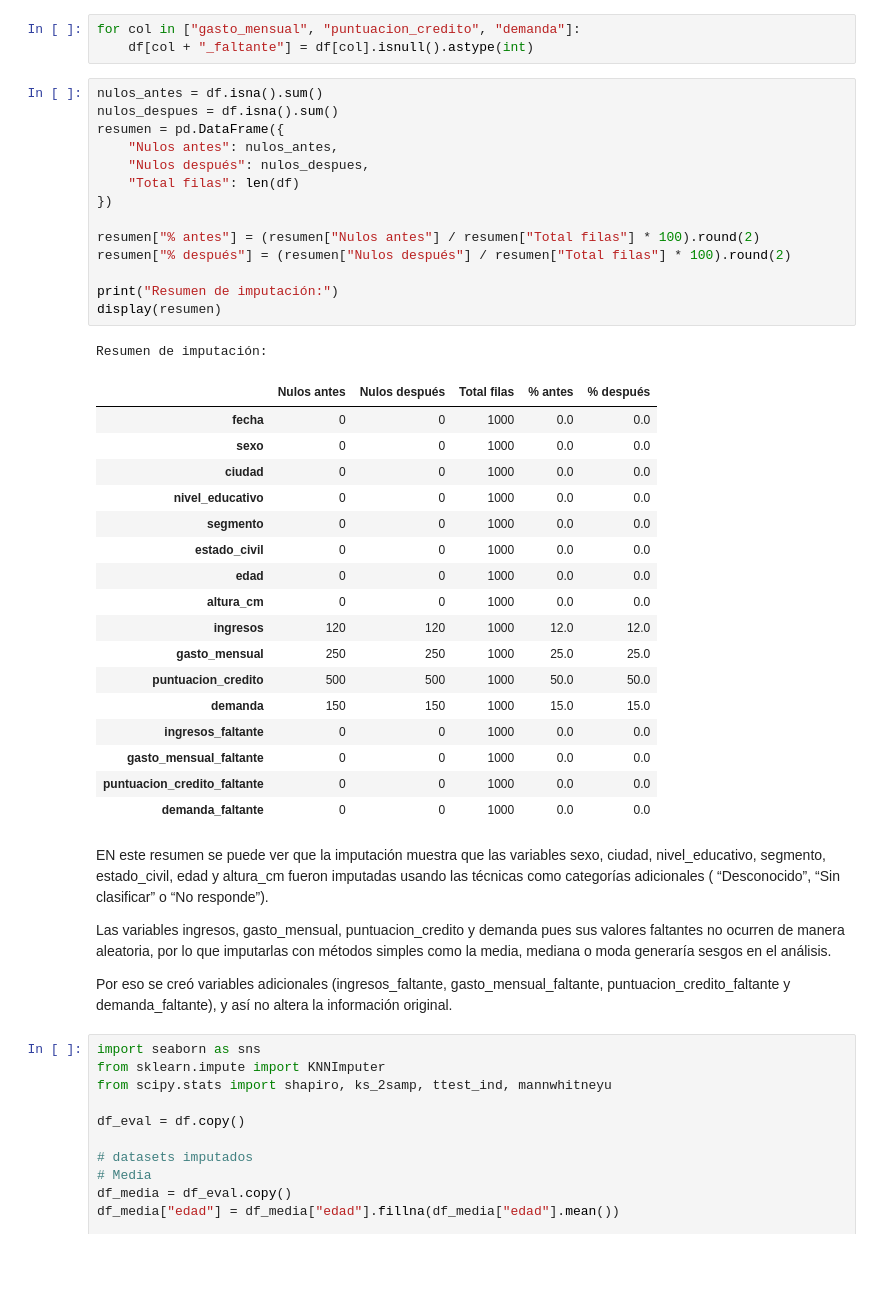
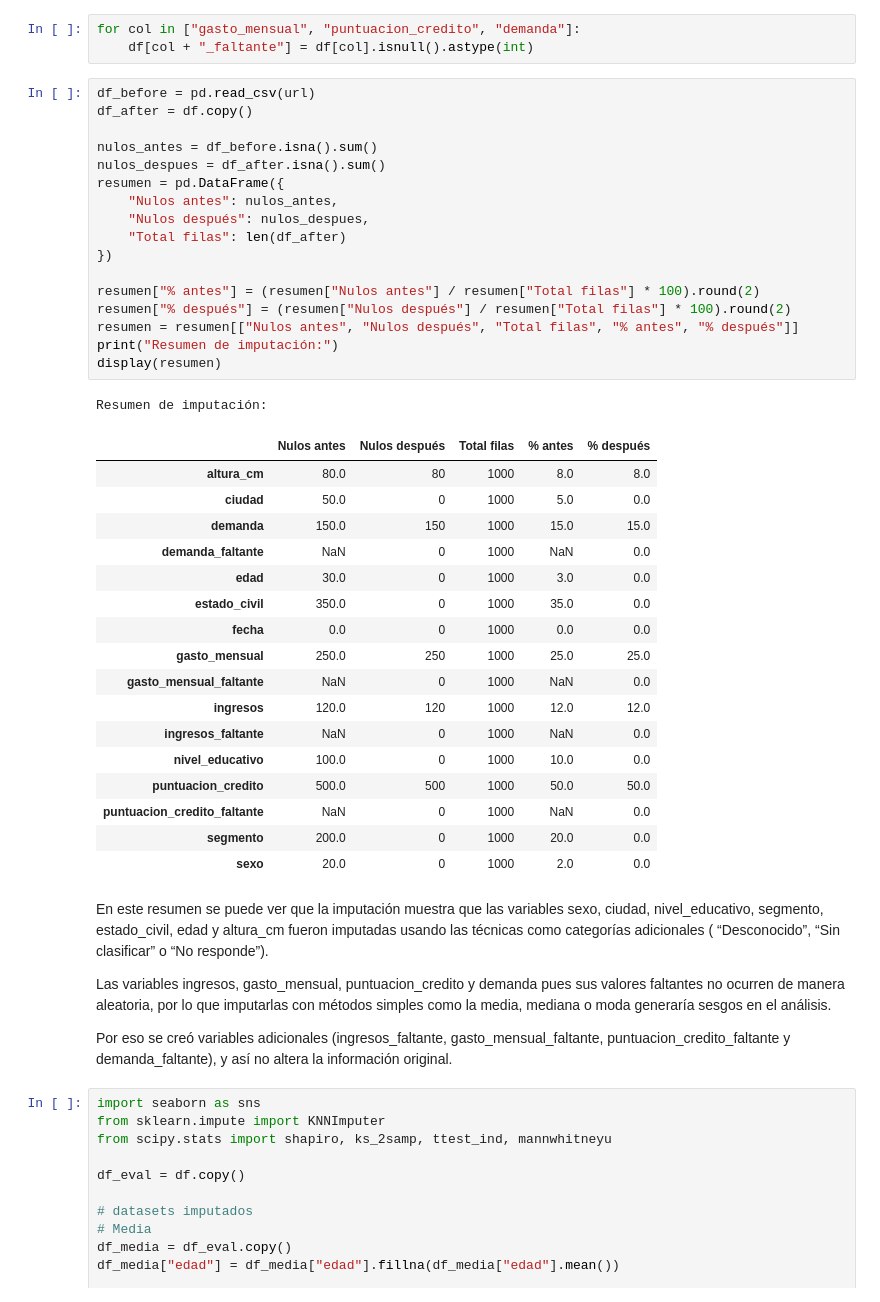
Before and after one commit to MariaClara091/jbook_vs, a Jupyter notebook: _sources/Tallerinput.ipynb, the cells around one changed output. Drawn from its saved outputs; the diff is of its cells as text; blank space fills up the shorter version.

```diff
--- a/_sources/Tallerinput.ipynb
+++ b/_sources/Tallerinput.ipynb
@@ -244,40 +244,43 @@ Con MNAR
 for col in ["gasto_mensual", "puntuacion_credito", "demanda"]:
     df[col + "_faltante"] = df[col].isnull().astype(int)
 # %%
-nulos_antes = df.isna().sum()
-nulos_despues = df.isna().sum()
+df_before = pd.read_csv(url)
+df_after = df.copy()
+
+nulos_antes = df_before.isna().sum()
+nulos_despues = df_after.isna().sum()
 resumen = pd.DataFrame({
     "Nulos antes": nulos_antes,
     "Nulos después": nulos_despues,
-    "Total filas": len(df)
+    "Total filas": len(df_after)
 })
 
 resumen["% antes"] = (resumen["Nulos antes"] / resumen["Total filas"] * 100).round(2)
 resumen["% después"] = (resumen["Nulos después"] / resumen["Total filas"] * 100).round(2)
-
+resumen = resumen[["Nulos antes", "Nulos después", "Total filas", "% antes", "% después"]]
 print("Resumen de imputación:")
 display(resumen)
 # %% [output]
 Resumen de imputación:
 |  | Nulos antes | Nulos después | Total filas | % antes | % después |
-| fecha | 0 | 0 | 1000 | 0.0 | 0.0 |
-| sexo | 0 | 0 | 1000 | 0.0 | 0.0 |
-| ciudad | 0 | 0 | 1000 | 0.0 | 0.0 |
-| nivel_educativo | 0 | 0 | 1000 | 0.0 | 0.0 |
-| segmento | 0 | 0 | 1000 | 0.0 | 0.0 |
-| estado_civil | 0 | 0 | 1000 | 0.0 | 0.0 |
-| edad | 0 | 0 | 1000 | 0.0 | 0.0 |
-| altura_cm | 0 | 0 | 1000 | 0.0 | 0.0 |
-| ingresos | 120 | 120 | 1000 | 12.0 | 12.0 |
-| gasto_mensual | 250 | 250 | 1000 | 25.0 | 25.0 |
-| puntuacion_credito | 500 | 500 | 1000 | 50.0 | 50.0 |
-| demanda | 150 | 150 | 1000 | 15.0 | 15.0 |
-| ingresos_faltante | 0 | 0 | 1000 | 0.0 | 0.0 |
-| gasto_mensual_faltante | 0 | 0 | 1000 | 0.0 | 0.0 |
-| puntuacion_credito_faltante | 0 | 0 | 1000 | 0.0 | 0.0 |
-| demanda_faltante | 0 | 0 | 1000 | 0.0 | 0.0 |
+| altura_cm | 80.0 | 80 | 1000 | 8.0 | 8.0 |
+| ciudad | 50.0 | 0 | 1000 | 5.0 | 0.0 |
+| demanda | 150.0 | 150 | 1000 | 15.0 | 15.0 |
+| demanda_faltante | NaN | 0 | 1000 | NaN | 0.0 |
+| edad | 30.0 | 0 | 1000 | 3.0 | 0.0 |
+| estado_civil | 350.0 | 0 | 1000 | 35.0 | 0.0 |
+| fecha | 0.0 | 0 | 1000 | 0.0 | 0.0 |
+| gasto_mensual | 250.0 | 250 | 1000 | 25.0 | 25.0 |
+| gasto_mensual_faltante | NaN | 0 | 1000 | NaN | 0.0 |
+| ingresos | 120.0 | 120 | 1000 | 12.0 | 12.0 |
+| ingresos_faltante | NaN | 0 | 1000 | NaN | 0.0 |
+| nivel_educativo | 100.0 | 0 | 1000 | 10.0 | 0.0 |
+| puntuacion_credito | 500.0 | 500 | 1000 | 50.0 | 50.0 |
+| puntuacion_credito_faltante | NaN | 0 | 1000 | NaN | 0.0 |
+| segmento | 200.0 | 0 | 1000 | 20.0 | 0.0 |
+| sexo | 20.0 | 0 | 1000 | 2.0 | 0.0 |
 # %% [markdown]
-EN este resumen se puede ver que la imputación muestra que las variables sexo, ciudad, nivel_educativo, segmento, estado_civil, edad y altura_cm fueron imputadas usando las técnicas como categorías adicionales ( “Desconocido”, “Sin clasificar” o “No responde”).
+En este resumen se puede ver que la imputación muestra que las variables sexo, ciudad, nivel_educativo, segmento, estado_civil, edad y altura_cm fueron imputadas usando las técnicas como categorías adicionales ( “Desconocido”, “Sin clasificar” o “No responde”).
 
 Las variables ingresos, gasto_mensual, puntuacion_credito y demanda pues sus valores faltantes no ocurren de manera aleatoria, por lo que imputarlas con métodos simples como la media, mediana o moda generaría sesgos en el análisis.
 
```
Also changed, not shown: parts of 1 cell of this notebook, 2 other files.
